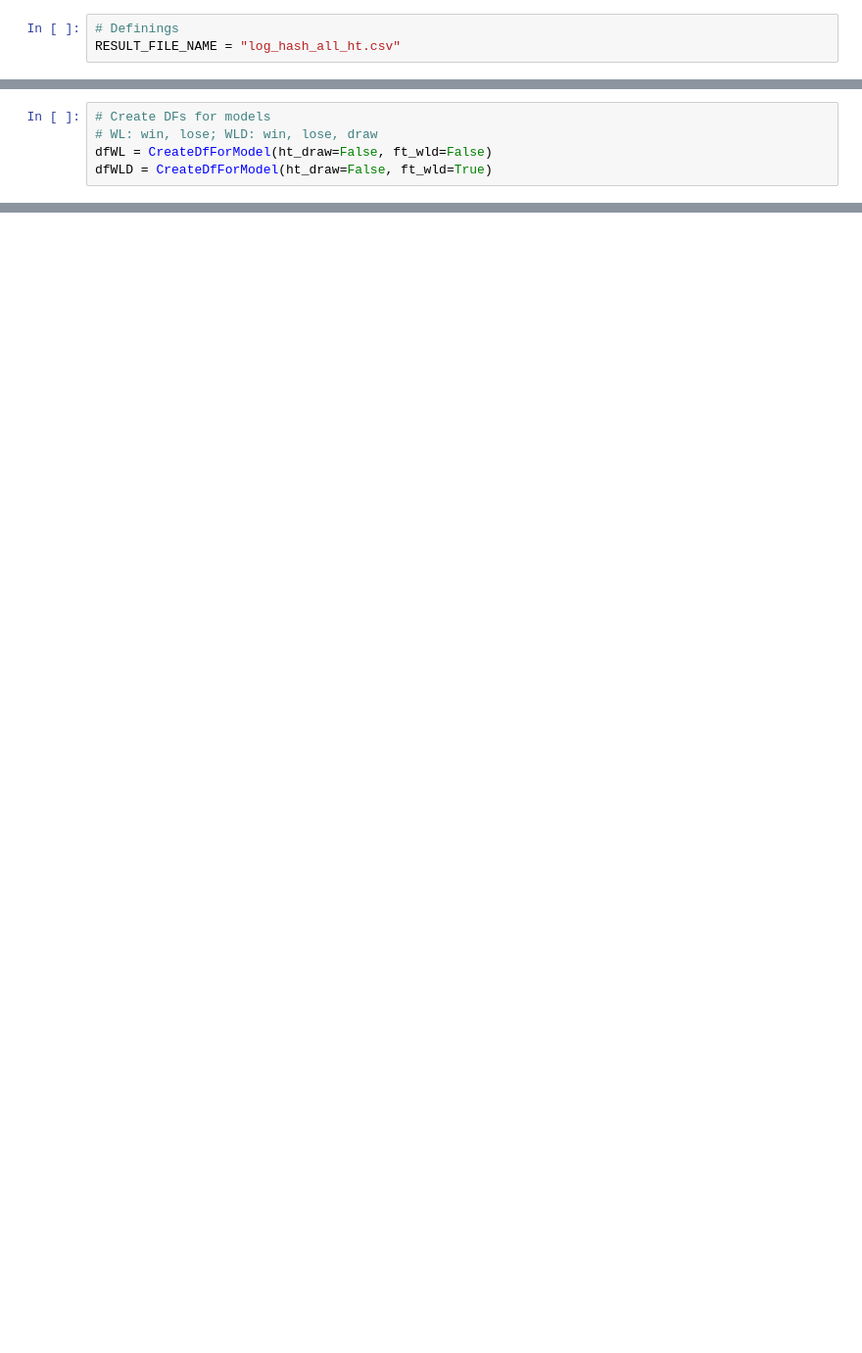
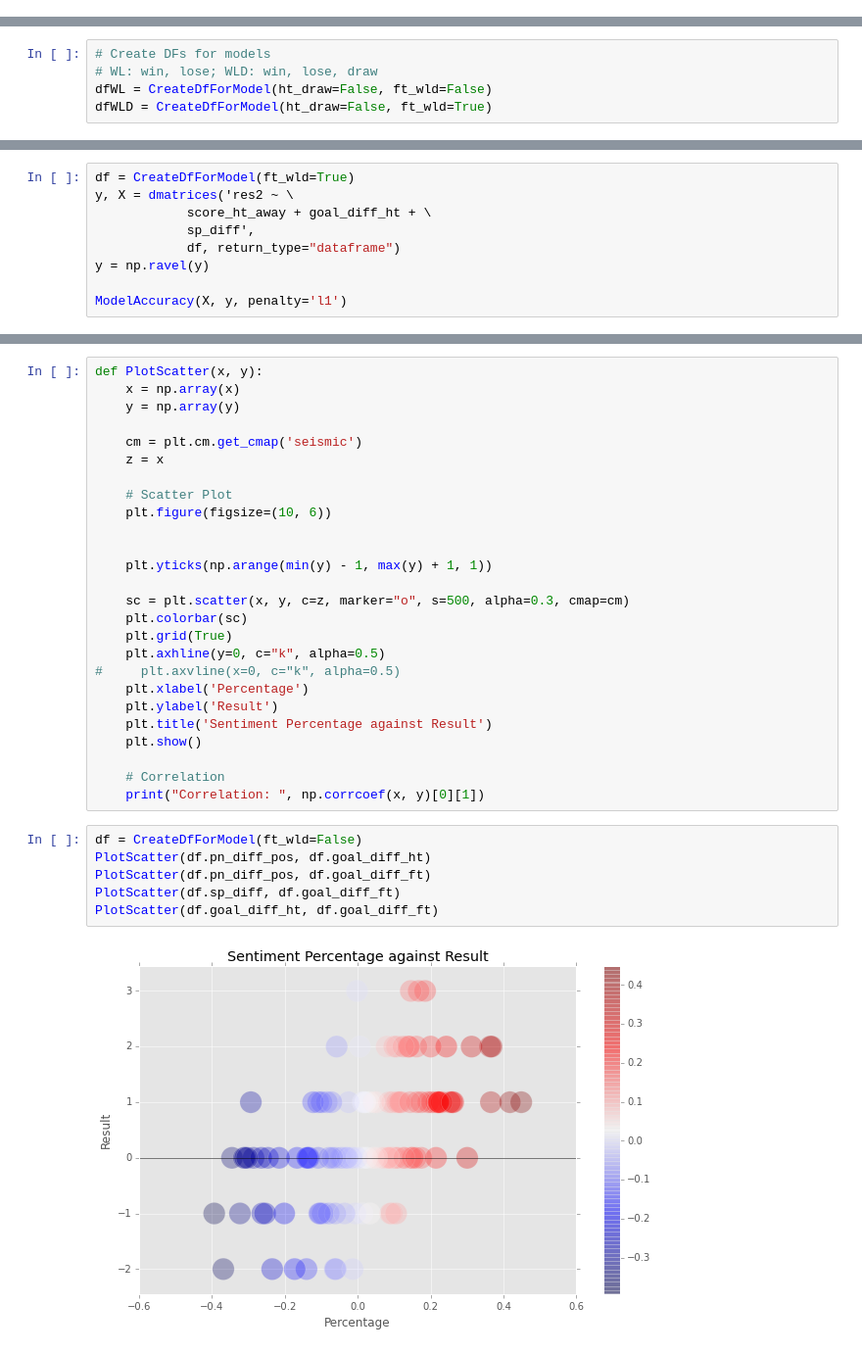
Before and after one commit to byam/predictEPL, a Jupyter notebook: Computation/[Accuracy] Hash Emolex.ipynb, the cells around one changed output, grey strips where cells are left out. Shown at 98% size. Saved outputs shown, nothing was run; the diff lists cells and outputs as text; blank space fills up the shorter version.

```diff
--- a/Computation/[Accuracy] Hash Emolex.ipynb
+++ b/Computation/[Accuracy] Hash Emolex.ipynb
@@ -43,9 +43,6 @@ import useful_methods
 Populating the interactive namespace from numpy and matplotlib
 # %% [markdown]
 ## Data Manipulation Functions
-# %%
-# Definings
-RESULT_FILE_NAME = "log_hash_all_ht.csv"
 # %%
 def ReadHashDf():
     # Read game_infos as df
@@ -304,0 +438,9 @@ ModelScoresWLD(dfWLD, team_name=True, hash_emolex=True, score_ht=True, be_4game_
+# %%
+df = CreateDfForModel(ft_wld=True)
+y, X = dmatrices('res2 ~ \
+            score_ht_away + goal_diff_ht + \
+            sp_diff',
+            df, return_type="dataframe")
+y = np.ravel(y)
+
+ModelAccuracy(X, y, penalty='l1')
@@ -304,0 +467,34 @@ ModelScoresWLD(dfWLD, team_name=True, hash_emolex=True, score_ht=True, be_4game_
+# %%
+def PlotScatter(x, y):
+    x = np.array(x)
+    y = np.array(y)
+
+    cm = plt.cm.get_cmap('seismic')
+    z = x
+
+    # Scatter Plot
+    plt.figure(figsize=(10, 6))
+
+
+    plt.yticks(np.arange(min(y) - 1, max(y) + 1, 1))
+
+    sc = plt.scatter(x, y, c=z, marker="o", s=500, alpha=0.3, cmap=cm)
+    plt.colorbar(sc)
+    plt.grid(True)
+    plt.axhline(y=0, c="k", alpha=0.5)
+#     plt.axvline(x=0, c="k", alpha=0.5)
+    plt.xlabel('Percentage')
+    plt.ylabel('Result')
+    plt.title('Sentiment Percentage against Result')
+    plt.show()
+
+    # Correlation
+    print("Correlation: ", np.corrcoef(x, y)[0][1])
+# %%
+df = CreateDfForModel(ft_wld=False)
+PlotScatter(df.pn_diff_pos, df.goal_diff_ht)
+PlotScatter(df.pn_diff_pos, df.goal_diff_ft)
+PlotScatter(df.sp_diff, df.goal_diff_ft)
+PlotScatter(df.goal_diff_ht, df.goal_diff_ft)
+# %% [output]
+[figure, added]
```
Also changed, not shown: parts of 20 cells of this notebook, 2 other files.
